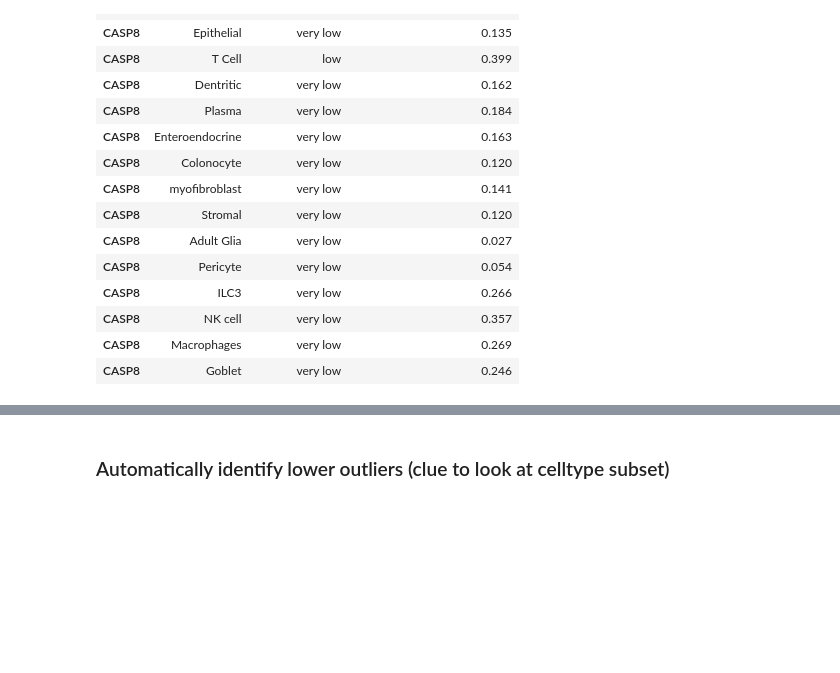
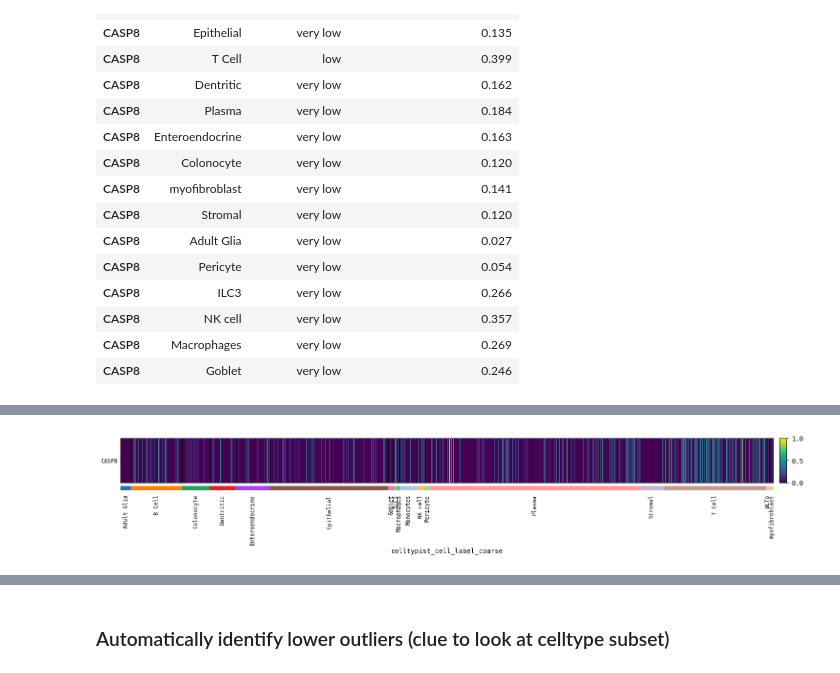
Before and after one commit to chickaroo/genereporter, a Jupyter notebook: src/pipeline.ipynb, the cells around one changed output, grey strips where cells are left out. Saved outputs shown, nothing was run; the diff lists cells and outputs as text; code cells hidden in the pictures; blank space fills up the shorter version.

```diff
--- a/src/pipeline.ipynb
+++ b/src/pipeline.ipynb
@@ -232,0 +79,4 @@ plt.show()
+# %%
+cp.heatmap(GOI)
+# %% [output]
+[figure, added]
```
Also changed, not shown: parts of 35 cells of this notebook, 6 other files.
